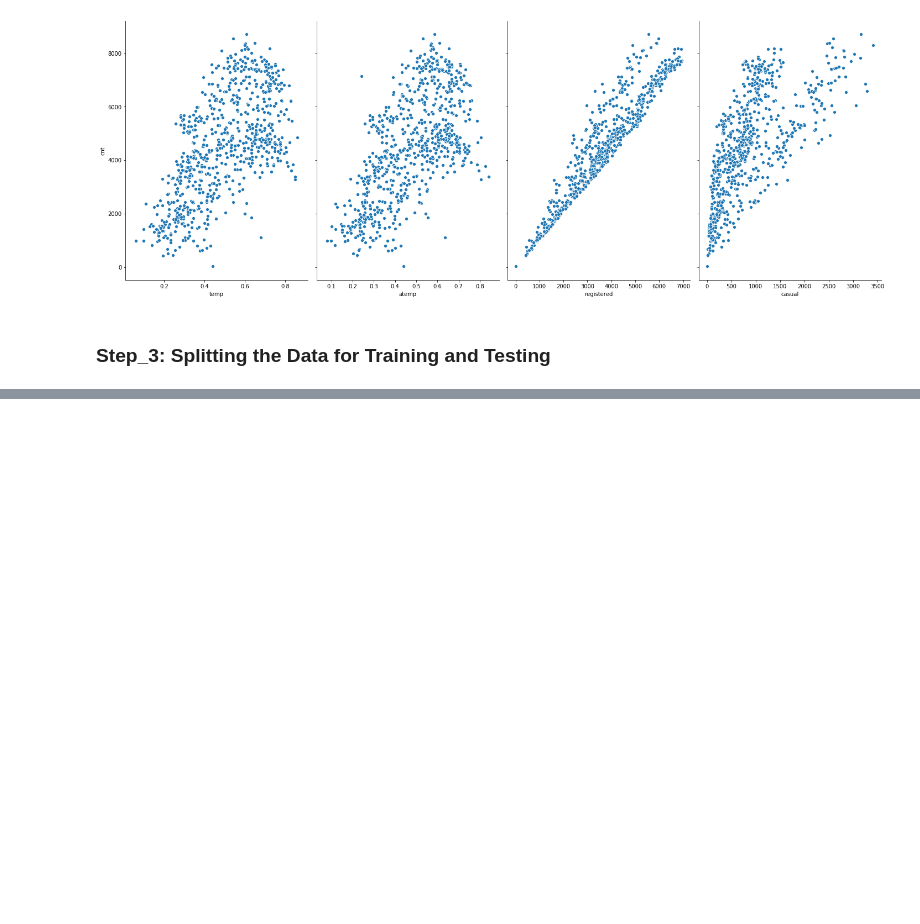
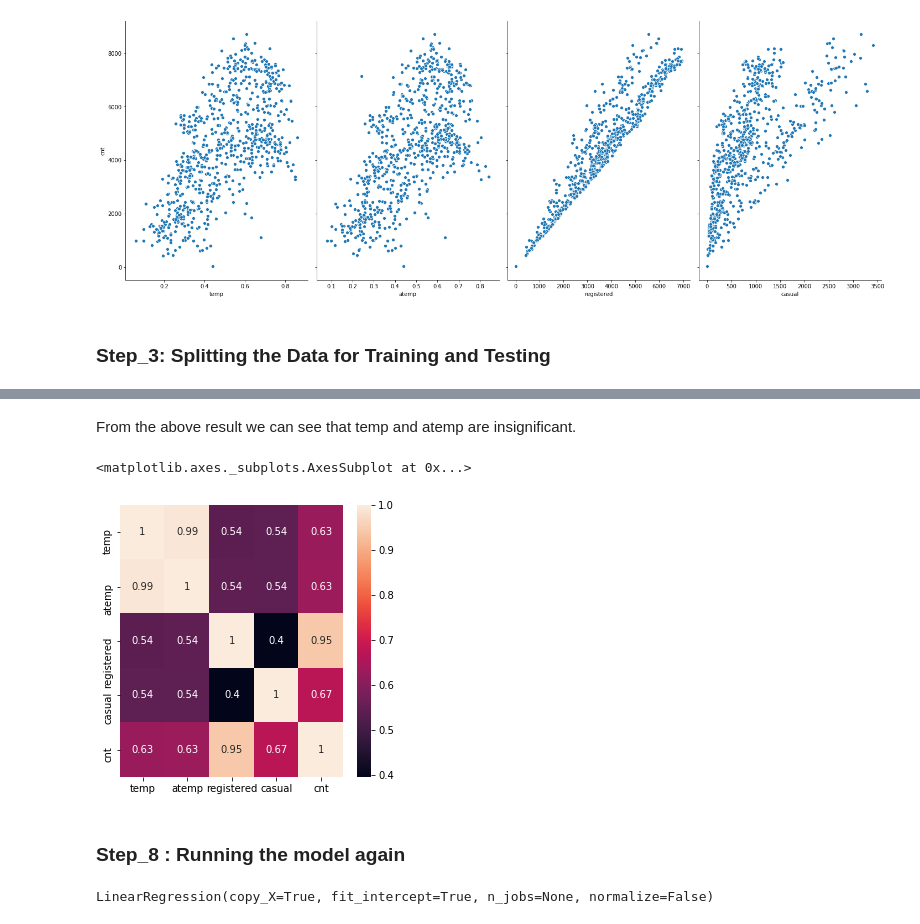
Before and after one commit to SiddegHamid/bikeshare, a Jupyter notebook: Notebooks/Untitled.ipynb, the cells around one changed output, grey strips where cells are left out. Saved outputs shown, nothing was run; the diff lists cells and outputs as text; code cells hidden in the pictures; blank space fills up the shorter version.

Commit message:
predictions & final models.

```diff
--- a/Notebooks/Untitled.ipynb
+++ b/Notebooks/Untitled.ipynb
@@ -95,0 +180,2 @@ X_train, X_test, y_train, y_test = train_test_split(X, y, train_size=0.7 , rando
+# %% [markdown]
+From the above result we can see that temp and atemp are insignificant.
@@ -95,0 +186,10 @@ X_train, X_test, y_train, y_test = train_test_split(X, y, train_size=0.7 , rando
+# %%
+check = df[['temp','atemp','registered', 'casual', 'cnt']]
+# %%
+plt.figure(figsize = (5,5))
+sns.heatmap(check.corr(),annot = True)
+# %% [output]
+<matplotlib.axes._subplots.AxesSubplot at 0x...>
+[figure, added]
+# %% [markdown]
+### Step_8 : Running the model again
@@ -95,0 +200,5 @@ X_train, X_test, y_train, y_test = train_test_split(X, y, train_size=0.7 , rando
+# %%
+# Model building
+lm.fit(X_train_new,y_train)
+# %% [output]
+LinearRegression(copy_X=True, fit_intercept=True, n_jobs=None, normalize=False)
```
Also changed, not shown: parts of 22 cells of this notebook.
